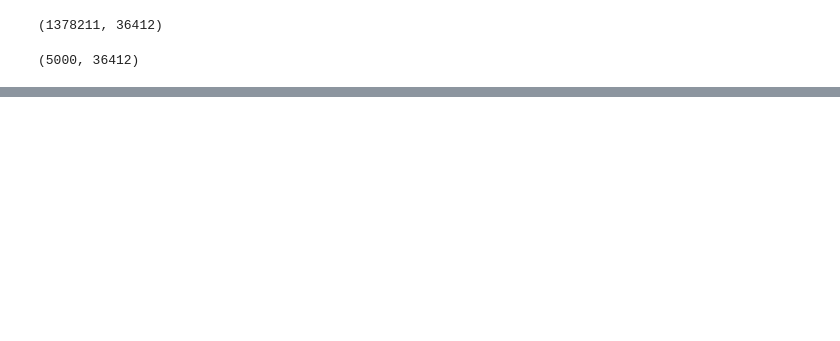
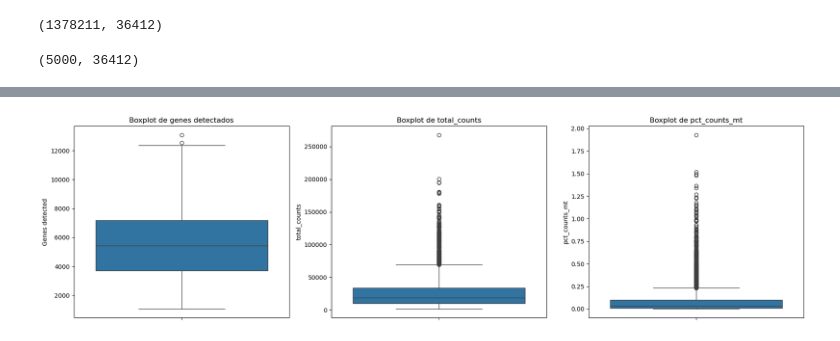
Before and after one commit to silvanaycristo/NeuroNet_AD, a Jupyter notebook: notebooks /01_loading&preprocessing_h5ad.ipynb, the cells around one changed output, grey strips where cells are left out. Cells and saved outputs as stored; diff of their text form; code cells hidden in the pictures; blank space fills up the shorter version.

```diff
--- a/notebooks /01_loading&preprocessing_h5ad.ipynb
+++ b/notebooks /01_loading&preprocessing_h5ad.ipynb
@@ -137,0 +176,17 @@ sc.pl.violin(
+# %%
+# Boxplots to visualize outliers
+fig, axes = plt.subplots(1, 3, figsize=(18, 5))
+
+sns.boxplot(y=adata_sample.obs["Genes detected"], ax=axes[0])
+axes[0].set_title("Boxplot de genes detectados")
+
+sns.boxplot(y=adata_sample.obs["total_counts"], ax=axes[1])
+axes[1].set_title("Boxplot de total_counts")
+
+sns.boxplot(y=adata_sample.obs["pct_counts_mt"], ax=axes[2])
+axes[2].set_title("Boxplot de pct_counts_mt")
+
+plt.tight_layout()
+plt.show()
+# %% [output]
+[figure, added]
```
Also changed, not shown: parts of 28 cells of this notebook.
